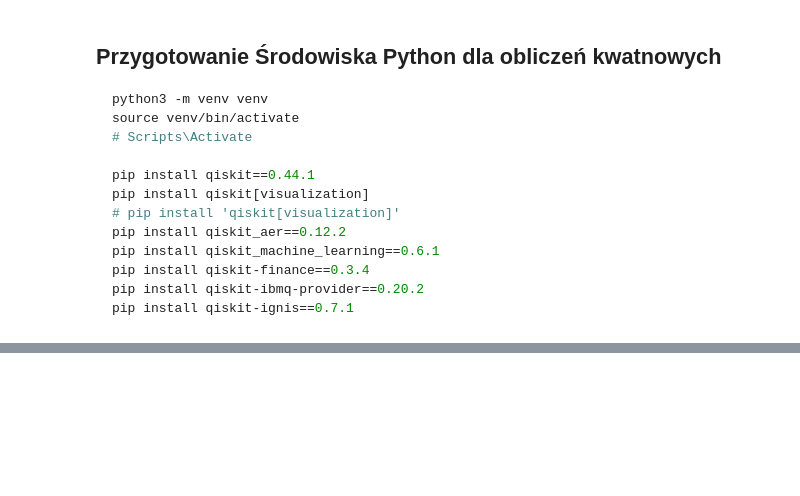
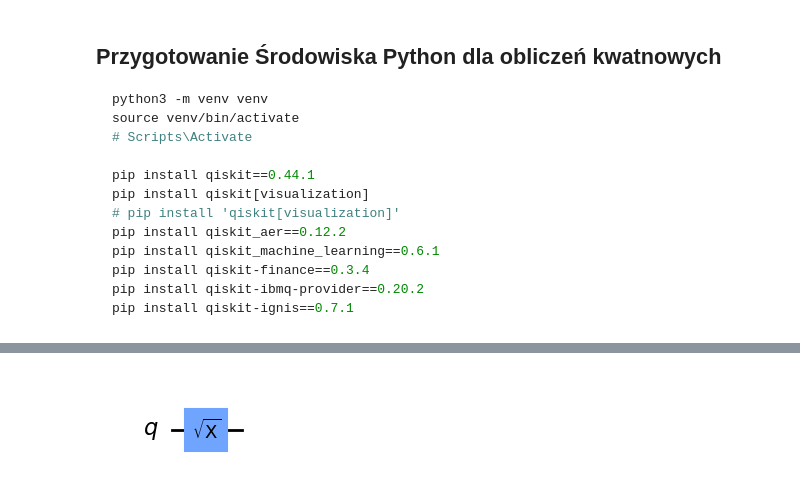
Before and after one commit to sebkaz-teaching/intro_to_qml, a Jupyter notebook: cwiczenia/cw1.ipynb, the cells around one changed output, grey strips where cells are left out. Saved outputs shown, nothing was run; the diff lists cells and outputs as text; code cells hidden in the pictures; blank space fills up the shorter version.

```diff
--- a/cwiczenia/cw1.ipynb
+++ b/cwiczenia/cw1.ipynb
@@ -195,0 +162,6 @@ job = backend.run(qobj)
+# %%
+sx_gate = QuantumCircuit(1)
+sx_gate.sx(0)
+sx_gate.draw(output='mpl')
+# %% [output]
+[figure, added]
```
Also changed, not shown: parts of 71 cells of this notebook, 36 other files.
